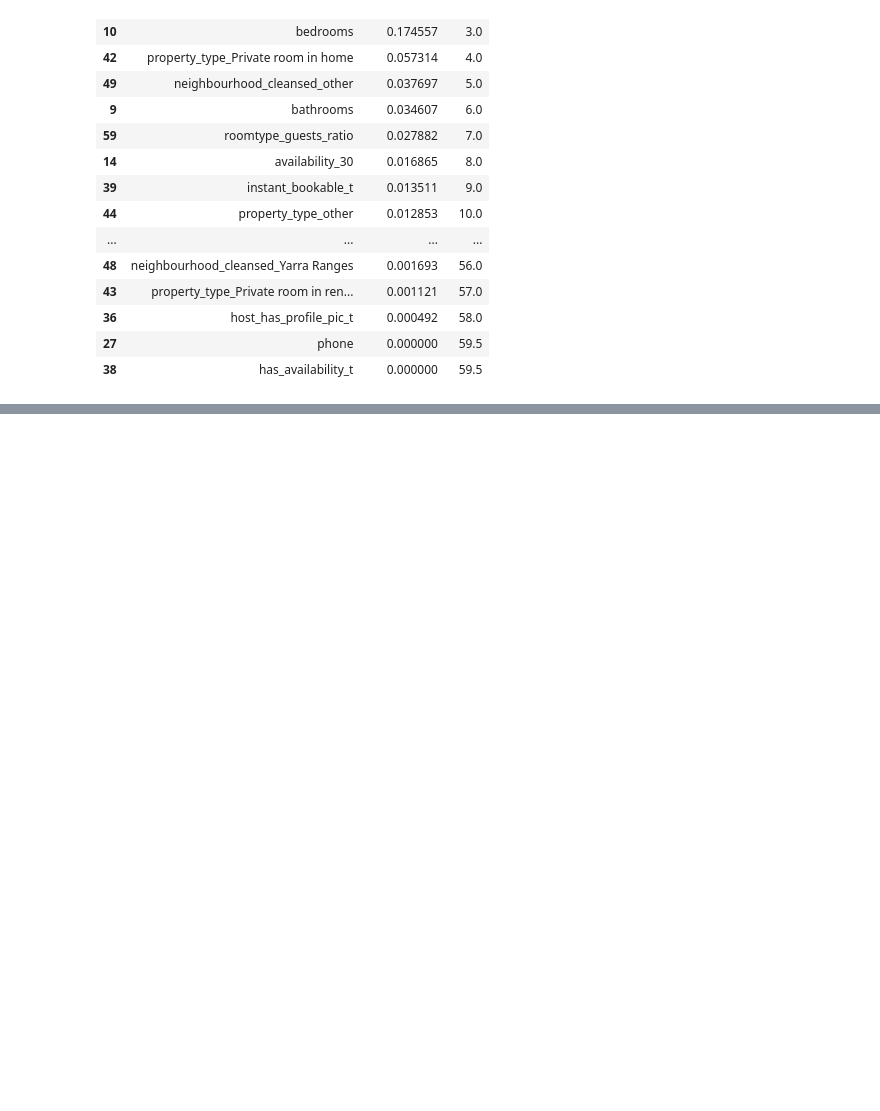
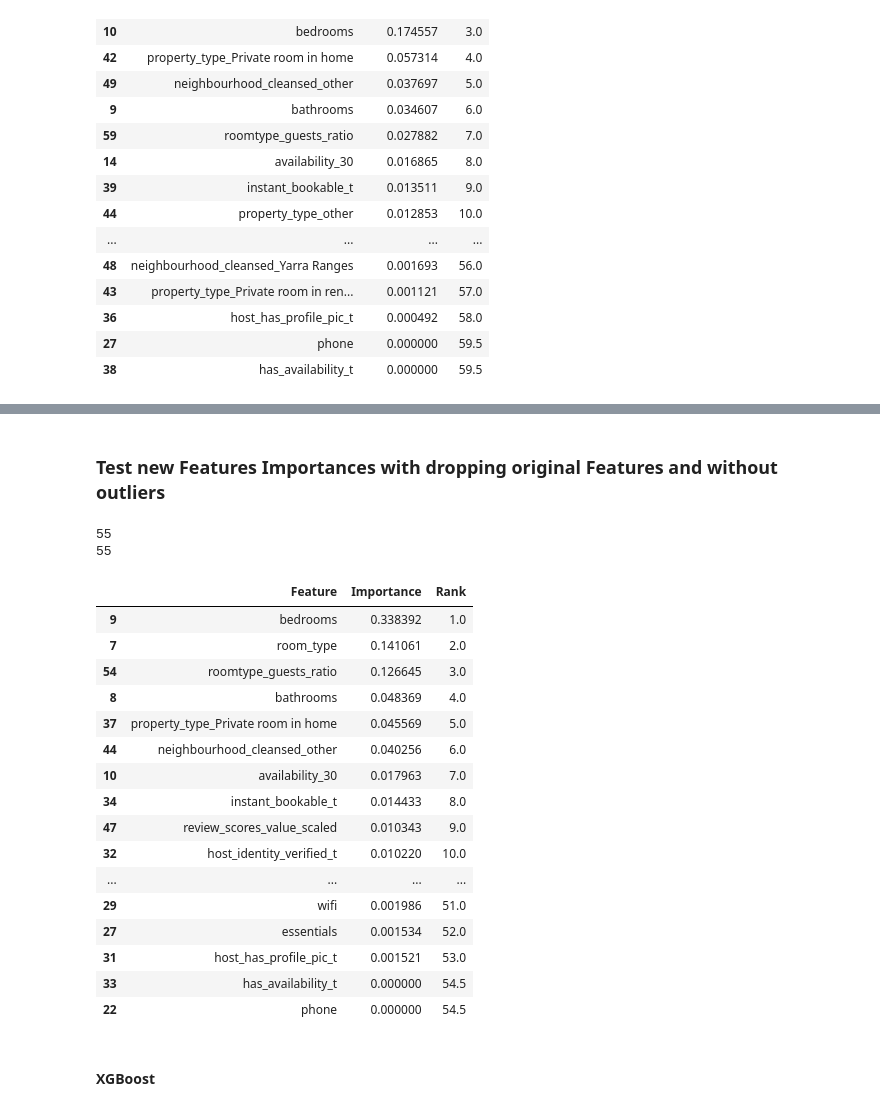
Before and after one commit to busa-8001-mq/assignment, a Jupyter notebook: Feature_Imputation.ipynb, the cells around one changed output, grey strips where cells are left out. Saved outputs shown, nothing was run; the diff lists cells and outputs as text; code cells hidden in the pictures; blank space fills up the shorter version.

```diff
--- a/Feature_Imputation.ipynb
+++ b/Feature_Imputation.ipynb
@@ -614,0 +1013,6 @@ df_importances
+# %% [markdown]
+### Test new Features Importances with dropping original Features and without outliers
+# %%
+test_ids = df11.index[7000:].values # save IDs for later output
+X_train = df11.drop(columns=['accommodates', 'maximum_nights', 'minimum_nights', 'beds', 'number_of_reviews']).iloc[:7000]
+X_test = df11.drop(columns=['accommodates', 'maximum_nights', 'minimum_nights', 'beds', 'number_of_reviews']).iloc[7000:]
@@ -614,0 +1040,51 @@ df_importances
+# %%
+# Remove price outliers
+price_outlier = get_outliers(X_train_std['price'], threshold=2)
+X_train_std = X_train_std[~X_train_std['price'].isin(price_outlier['Outlier'].values)]
+X_train_std.reset_index(drop=True, inplace=True)
+# %%
+y_train = X_train_std['log_price'].iloc[:7000].values
+X_train_std = X_train_std.drop(['log_price', 'price'], axis=1)
+X_test_std = X_test_std.drop(['log_price', 'price'], axis=1)
+# %%
+model = XGBRegressor()
+
+feature_names = X_train_std.columns
+
+model.fit(X_train_std, y_train)
+
+importance = model.feature_importances_
+
+df_importances = pd.DataFrame({'Feature': feature_names, 'Importance': importance })
+
+df_importances['Rank'] = df_importances['Importance'].rank(ascending=False)
+
+# Sort the importances by rank
+df_importances = df_importances.sort_values(by='Rank')
+
+# Print the feature importances with ranks
+print(len(importance))
+print(len(feature_names))
+df_importances
+# %% [output]
+55
+55
+|  | Feature | Importance | Rank |
+| 9 | bedrooms | 0.338392 | 1.0 |
+| 7 | room_type | 0.141061 | 2.0 |
+| 54 | roomtype_guests_ratio | 0.126645 | 3.0 |
+| 8 | bathrooms | 0.048369 | 4.0 |
+| 37 | property_type_Private room in home | 0.045569 | 5.0 |
+| 44 | neighbourhood_cleansed_other | 0.040256 | 6.0 |
+| 10 | availability_30 | 0.017963 | 7.0 |
+| 34 | instant_bookable_t | 0.014433 | 8.0 |
+| 47 | review_scores_value_scaled | 0.010343 | 9.0 |
+| 32 | host_identity_verified_t | 0.010220 | 10.0 |
+| ... | ... | ... | ... |
+| 29 | wifi | 0.001986 | 51.0 |
+| 27 | essentials | 0.001534 | 52.0 |
+| 31 | host_has_profile_pic_t | 0.001521 | 53.0 |
+| 33 | has_availability_t | 0.000000 | 54.5 |
+| 22 | phone | 0.000000 | 54.5 |
+# %% [markdown]
+#### XGBoost
```
Also changed, not shown: parts of 40 cells of this notebook, 1 other file.
